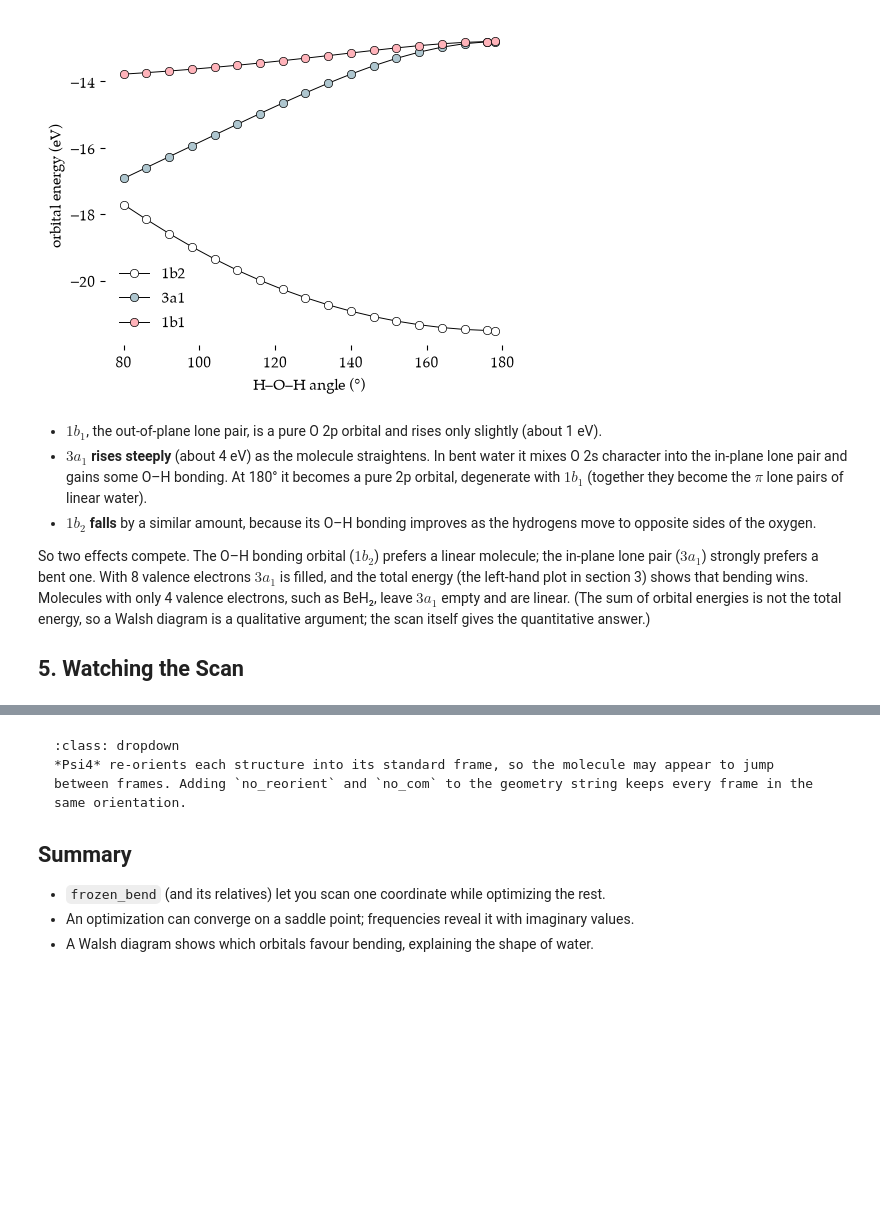
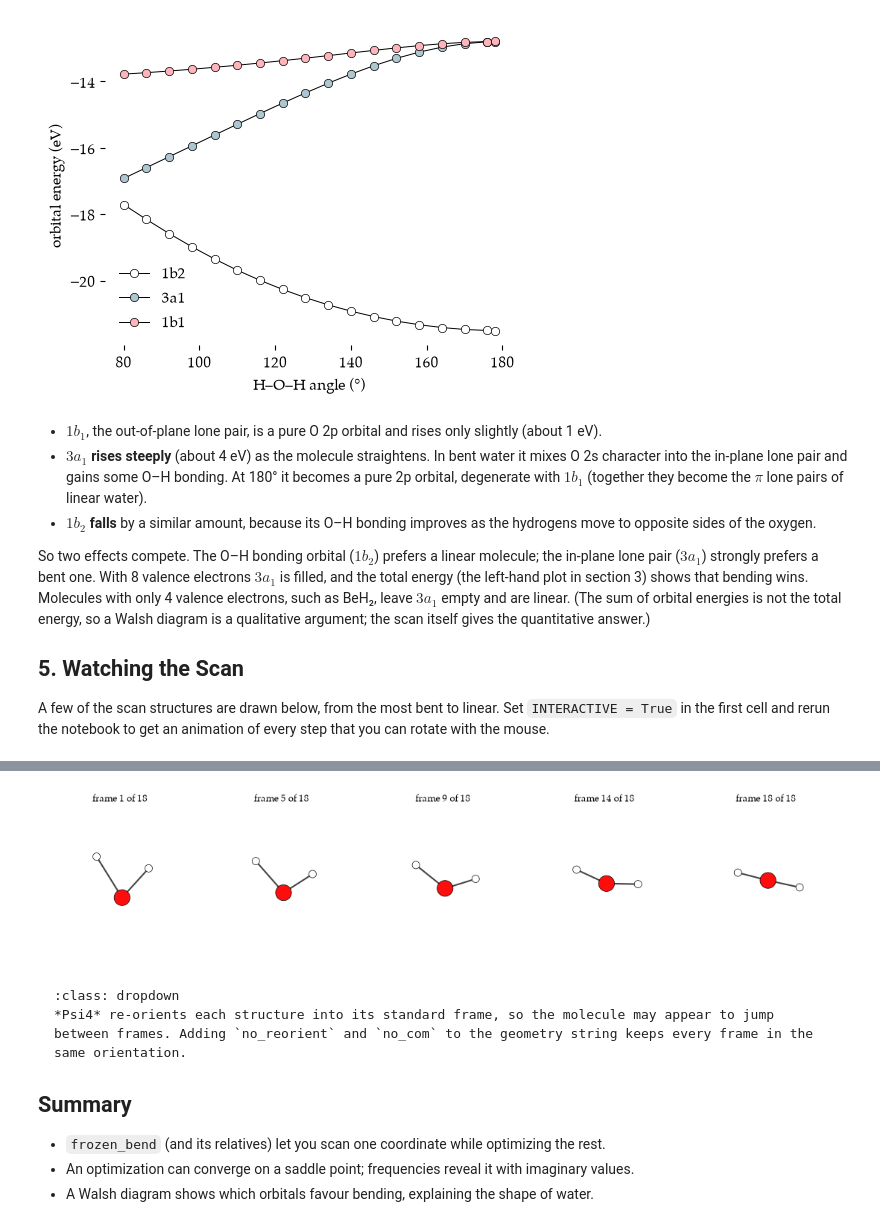
Before and after one commit to blinkletter/UsingPsi4v2, a Jupyter notebook: temp/10-bending-scan.ipynb, the cells around one changed output, grey strips where cells are left out. Drawn from its saved outputs; the diff is of its cells as text; code cells hidden in the pictures; blank space fills up the shorter version.

````diff
--- a/temp/10-bending-scan.ipynb
+++ b/temp/10-bending-scan.ipynb
@@ -57,6 +57,9 @@ else:
 
 import psi4_helpers as ph
 
+# 3D pictures: False = static images (as in the book); True = rotatable py3Dmol viewers
+INTERACTIVE = False
+
 # All Psi4 .out and .log files go into the output folder
 output_dir = Path("output")
 output_dir.mkdir(exist_ok=True)
@@ -238,12 +241,8 @@ plt.show()
 So two effects compete. The O–H bonding orbital ($1b_2$) prefers a linear molecule; the in-plane lone pair ($3a_1$) strongly prefers a bent one. With 8 valence electrons $3a_1$ is filled, and the total energy (the left-hand plot in section 3) shows that bending wins. Molecules with only 4 valence electrons, such as BeH₂, leave $3a_1$ empty and are linear. (The sum of orbital energies is not the total energy, so a Walsh diagram is a qualitative argument; the scan itself gives the quantitative answer.)
 
 ## 5. Watching the Scan
+
+A few of the scan structures are drawn below, from the most bent to linear. Set `INTERACTIVE = True` in the first cell and rerun the notebook to get an animation of every step that you can rotate with the mouse.
 # %%
-view = py3Dmol.view(width=400, height=300)
-view.addModelsAsFrames("".join(xyz_frames), "xyz")
-view.setStyle({"stick": {}, "sphere": {"scale": 0.25}})
-view.setBackgroundColor("#f2f2f2")
-view.zoomTo()
-view.animate({"loop": "backAndForth", "interval": 300})
-view.show()
+ph.show_frames("".join(xyz_frames), interactive=INTERACTIVE, interval=300, loop="backAndForth")
 # %% [output]
@@ -251,3 +249,4 @@ view.show()
+[figure, added]
 # %% [markdown]
 ```{note} Note on orientation
 :class: dropdown
````
Also changed, not shown: parts of 1 cell of this notebook, 17 other files.
